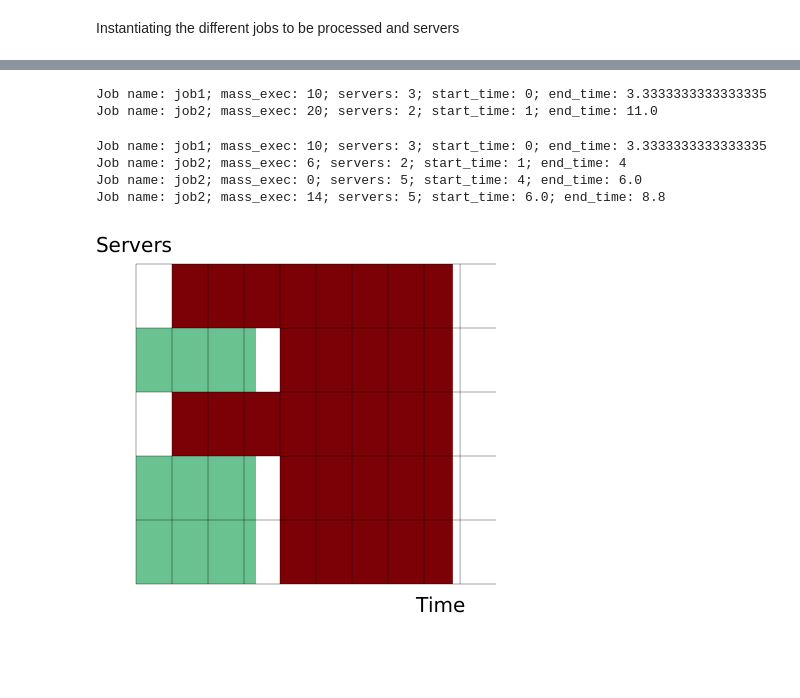
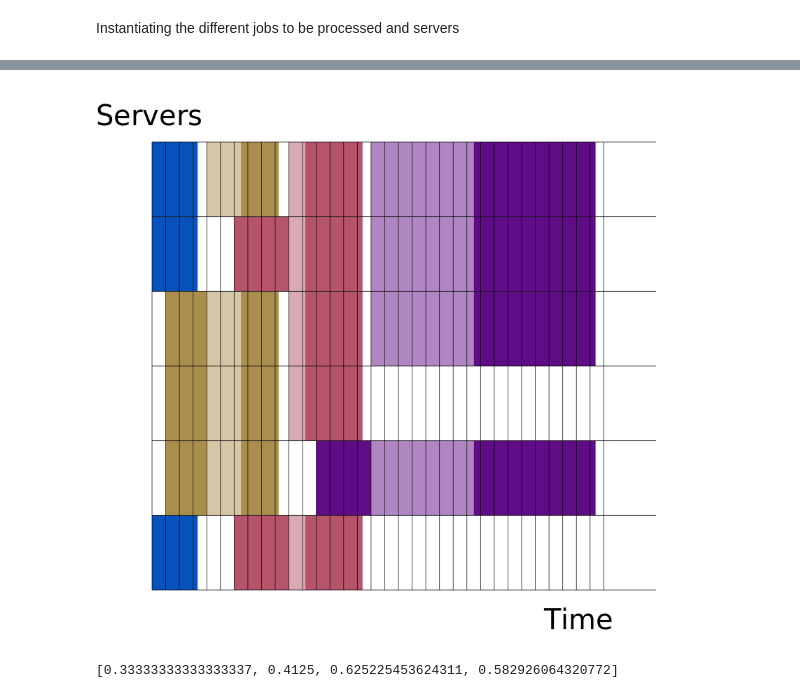
Before and after one commit to nesrnesr/Scheduling-of-malleable-HPC-MPI-applications, a Jupyter notebook: Naive greedy alg/Malleable scheduler 2 - simple.ipynb, the cells around one changed output, grey strips where cells are left out. Cells and saved outputs as stored; diff of their text form; code cells hidden in the pictures; blank space fills up the shorter version.

Commit message:
Fix errors in scheduling algorithm, jobs are put in queue if no server available, attempt at choosing task to reconfigure based on reconfig time

```diff
--- a/Naive greedy alg/Malleable scheduler 2 - simple.ipynb
+++ b/Naive greedy alg/Malleable scheduler 2 - simple.ipynb
@@ -41,8 +41,10 @@ class viz_tools():
                  # Rectangle(x0, y0, width, height)
                 ctx.rectangle(x_offset + t.start_time * width_scaling, servers_pos[s.name],
                                width_scaling * t_time,  height_scaling)
-
-                ctx.set_source_rgb(jobs_colors[j_name][0], jobs_colors[j_name][1], jobs_colors[j_name][2])
+                if (isinstance(t,Reconfig)):
+                    ctx.set_source_rgba(jobs_colors[j_name][0], jobs_colors[j_name][1], jobs_colors[j_name][2],0.5)
+                else:
+                    ctx.set_source_rgb(jobs_colors[j_name][0], jobs_colors[j_name][1], jobs_colors[j_name][2])
                 ctx.fill()
 
         if (isDrawGrid):
@@ -344,10 +430,12 @@ class Schelduler(object):
 # %% [markdown]
 Instantiating the different jobs to be processed and servers
 # %%
-job1 = Job('job1', sub_time = 0, alpha = 1, data = 1000, mass = 10, min_num_servers = 2, max_num_servers=3)
-job2 = Job('job2', sub_time = 1, alpha = 1, data = 5, mass = 20, min_num_servers = 1, max_num_servers=5)
-jobs = [job1, job2]
+job1 = Job('job1', sub_time = 0, alpha = 1, data = 10, mass = 10, min_num_servers = 2, max_num_servers=3)
+job2 = Job('job2', sub_time = 1, alpha = 1, data = 10, mass = 20, min_num_servers = 1, max_num_servers=4)
+job3 = Job('job3', sub_time = 6, alpha = 0.5, data = 3, mass = 15, min_num_servers = 1, max_num_servers=5)
+job4 = Job('job4', sub_time = 12, alpha = 0.9, data = 10, mass = 35, min_num_servers = 1, max_num_servers=4)
+jobs = [job1, job2, job3, job4]
 #Sort jobs by submission time
 jobs = sorted(jobs, key=lambda k: k.sub_time)
 
-servers = [Server('server'+str(i)) for i in range(5)]
+servers = [Server('server'+str(i)) for i in range(6)]
@@ -354,2 +444,2 @@ servers = [Server('server'+str(i)) for i in range(5)]
 # %%
-scheduler = Schelduler(servers)
+scheduler = Scheduler(servers)
@@ -358,0 +448,14 @@ tasks = scheduler.schedule(jobs[1])
+# %%
+for t in range(50):
+    print('time: ', t)
+    for job in jobs:
+        if job.sub_time<=t:
+            print('scheduling job:', job.name)
+            scheduler.schedule(job)
+            jobs.remove(job)
+        else:
+            break
+    scheduler.update_schedule(t)
+
+    scheduler.print_tasks()
+    print()
@@ -359,5 +480,11 @@ tasks = scheduler.schedule(jobs[1])
+# %%
+vz_tools = viz_tools()
+file_name = 'test.png'
+vz_tools.draw_gannt(scheduler, file_name, True)
+Image(filename = file_name, width=600, height=600)
+# %% [output]
+[figure, added]
 # %%
-scheduler.print_tasks()
+scheduler.stretch_times()
 # %% [output]
-Job name: job1; mass_exec: 10; servers: 3; start_time: 0; end_time: 3.3333333333333335
-Job name: job2; mass_exec: 20; servers: 2; start_time: 1; end_time: 11.0
+[0.33333333333333337, 0.4125, 0.625225453624311, 0.582926064320772]
@@ -366,14 +490,0 @@ scheduler.update_schedule(4)
-# %%
-scheduler.print_tasks()
-# %% [output]
-Job name: job1; mass_exec: 10; servers: 3; start_time: 0; end_time: 3.3333333333333335
-Job name: job2; mass_exec: 6; servers: 2; start_time: 1; end_time: 4
-Job name: job2; mass_exec: 0; servers: 5; start_time: 4; end_time: 6.0
-Job name: job2; mass_exec: 14; servers: 5; start_time: 6.0; end_time: 8.8
-# %%
-vz_tools = viz_tools()
-file_name = 'test.png'
-vz_tools.draw_gannt(scheduler, file_name, True)
-Image(filename = file_name, width=400, height=400)
-# %% [output]
-[figure, removed]
```
Also changed, not shown: parts of 6 cells of this notebook.
